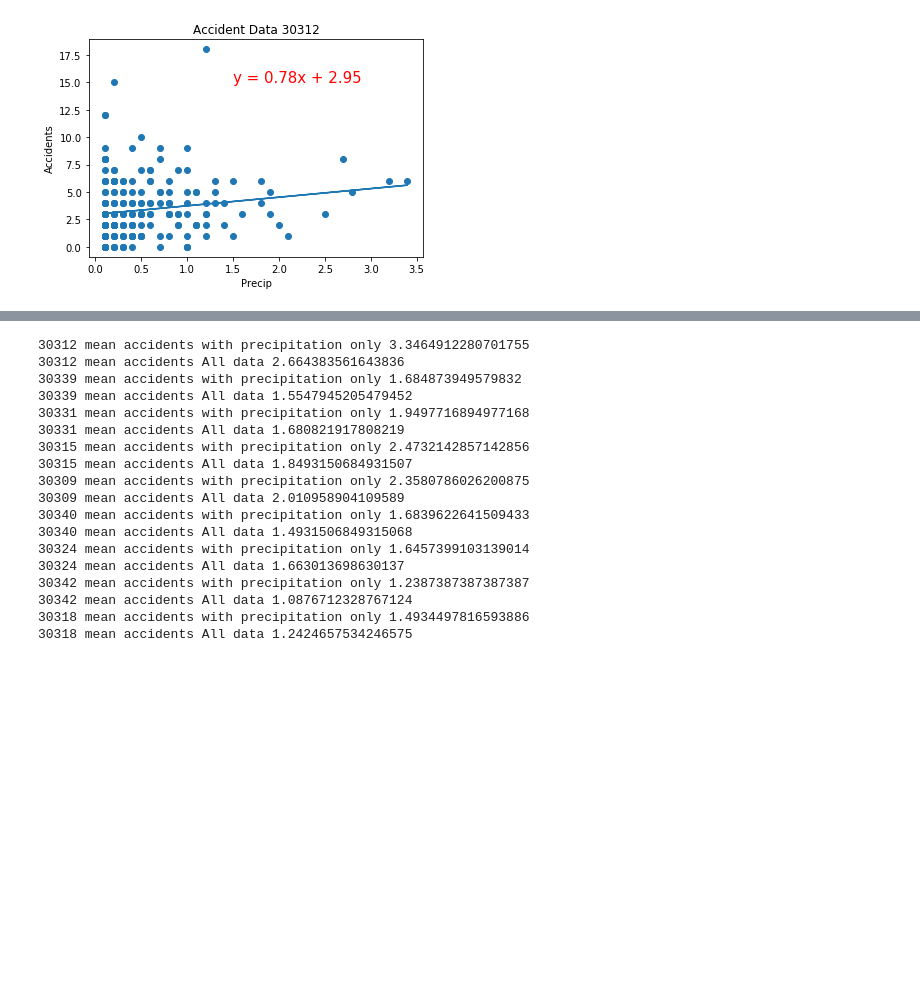
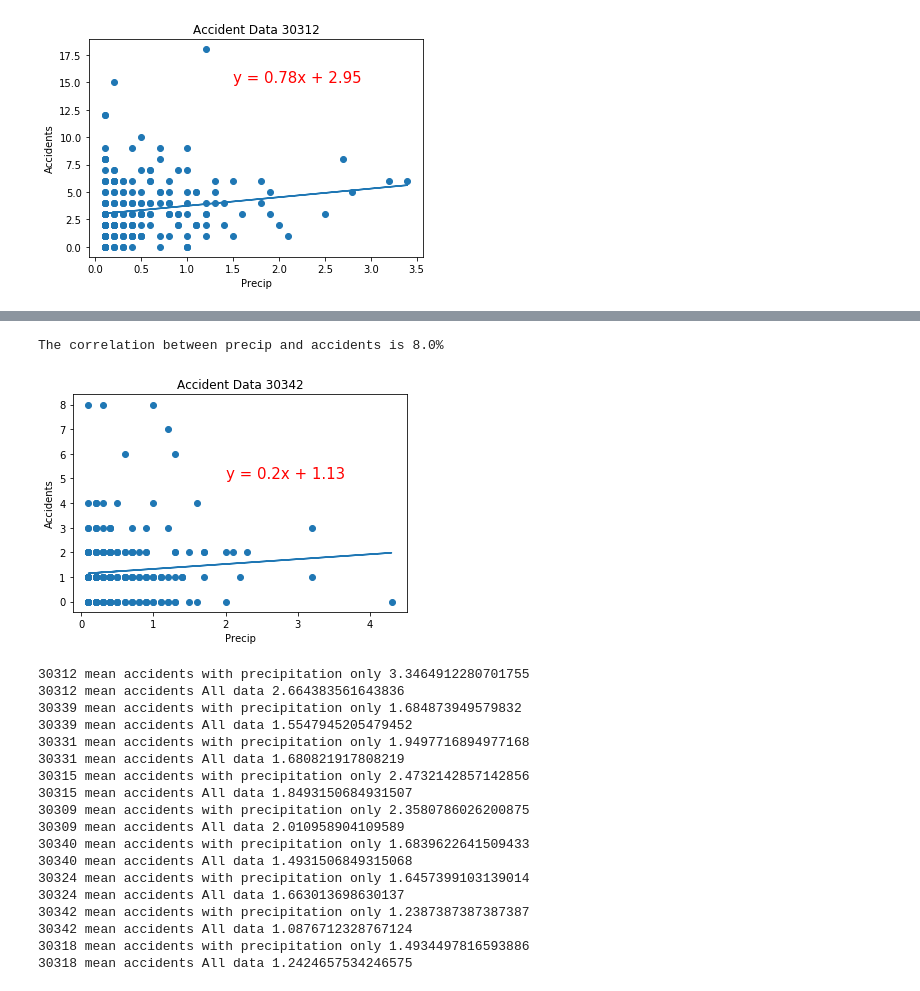
Before and after one commit to alexcaughman/iteration_station, a Jupyter notebook: slw_bar_charts-FINAL.ipynb, the cells around one changed output, grey strips where cells are left out. Cells and saved outputs as stored; diff of their text form; code cells hidden in the pictures; blank space fills up the shorter version.

```diff
--- a/slw_bar_charts-FINAL.ipynb
+++ b/slw_bar_charts-FINAL.ipynb
@@ -134,3 +251,20 @@ The correlation between precip and accidents is 16.0%
+# %%
+# precip30342
+
+(slope, intercept, rvalue, pvalue, stderr) = linregress(precip30342['Precipitation'], precip30342['Accident_ct'])
+regress_values = slope * precip30342['Precipitation'] + intercept
+line_eq = "y = " + str(round(slope,2)) + "x + " + str(round(intercept,2))
+plt.scatter(precip30342['Precipitation'], precip30342['Accident_ct'])
+plt.plot(precip30342['Precipitation'], regress_values)
+plt.annotate(line_eq,(2,5),fontsize=15,color="red")
+plt.xlabel("Precip")
+plt.ylabel("Accidents")
+plt.title("Accident Data 30342")
+corr=round(st.pearsonr(precip30342['Precipitation'], precip30342['Accident_ct'])[0],2)*100
+print(f"The correlation between precip and accidents is {corr}%")
+# %% [output]
+The correlation between precip and accidents is 8.0%
+[figure, added]
 # %%
 # Create Averages of data on days with precipitation
 
```
Also changed, not shown: parts of 6 cells of this notebook, 1 other file.
